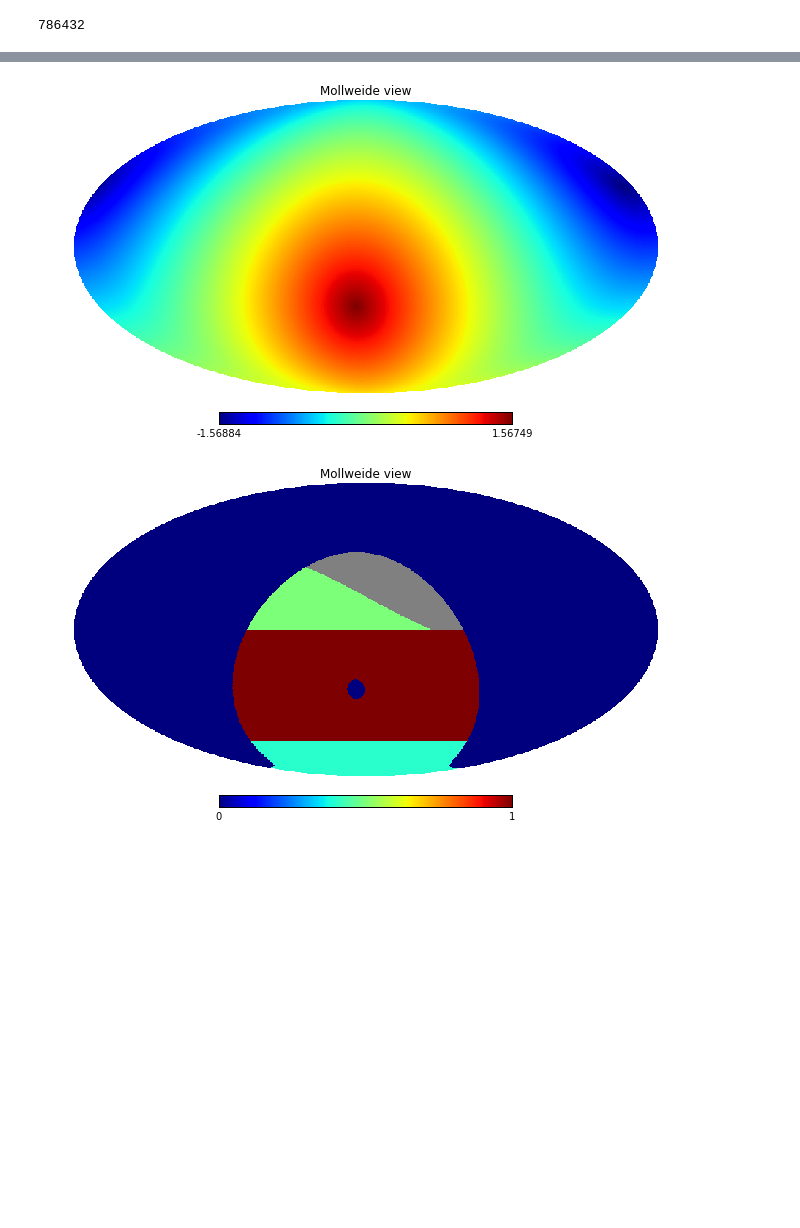
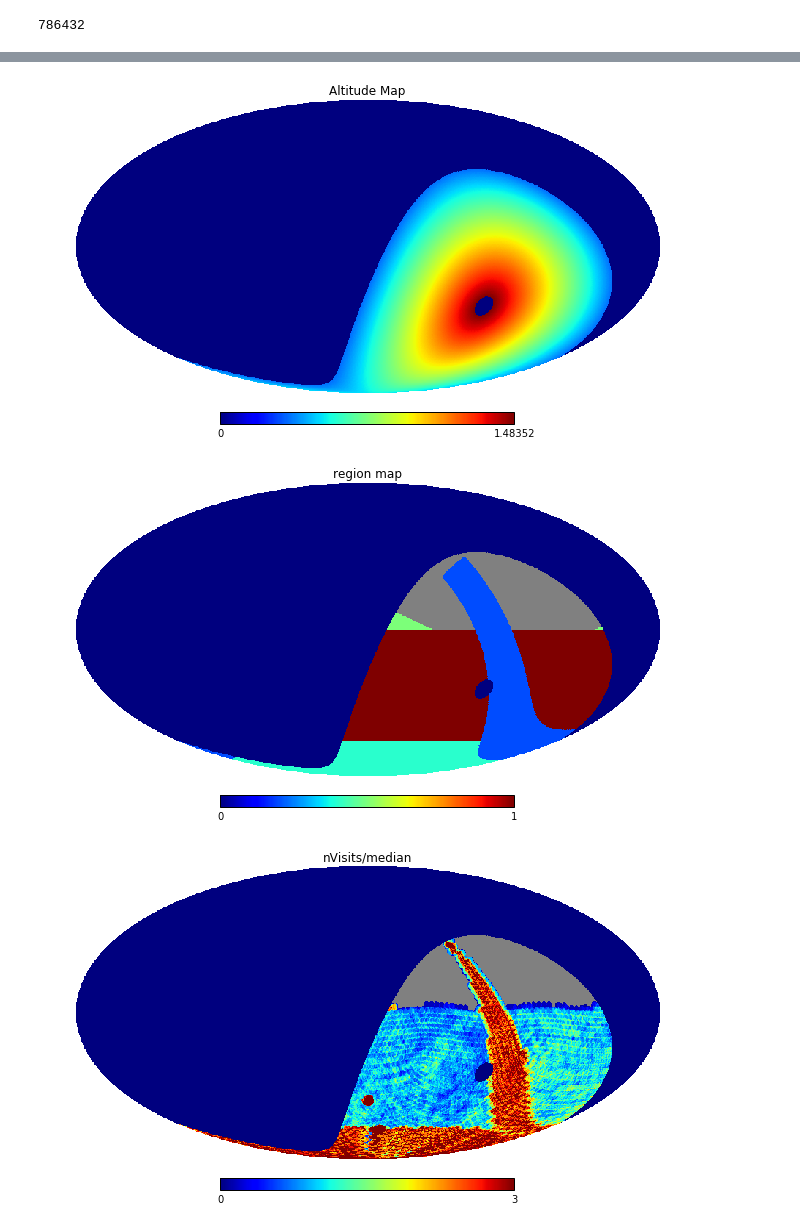
Before and after one commit to yoachim/ScratchStuff, a Jupyter notebook: sched_region_define/Define_regions.ipynb, the cells around one changed output, grey strips where cells are left out. Cells and saved outputs as stored; diff of their text form; code cells hidden in the pictures; blank space fills up the shorter version.

```diff
--- a/sched_region_define/Define_regions.ipynb
+++ b/sched_region_define/Define_regions.ipynb
@@ -9,7 +14,7 @@ from astropy.time import Time
 # %%
-# Create a simple map of ones
+# Create a simple map
 nside = 256
-ra, dec = utils.hpid2RaDec(nside, np.arange(hp.nside2npix(nside)))
+ra, dec = utils._hpid2RaDec(nside, np.arange(hp.nside2npix(nside)))
 coord = SkyCoord(ra=ra*u.rad,dec=dec*u.rad)
 g_long, g_lat = coord.galactic.l.radian, coord.galactic.b.radian #utils._galacticFromEquatorial(ra,dec)
 eclip_long, eclip_lat = coord.barycentrictrueecliptic.lon.radian, coord.barycentrictrueecliptic.lat.radian
@@ -50,0 +65,15 @@ regionMap.size
+# %%
+# Set up the database connection
+opsdb = db.OpsimDatabase('ewok_1004_sqlite.db')
+outDir = 'null'
+resultsDb = db.ResultsDb(outDir=outDir)
+nyears = 1.3
+sql = 'night < %i and filter="r"' % (365.25*nyears)
+slicer = slicers.HealpixSlicer(nside=nside, lonCol='ditheredRA', latCol='ditheredDec')
+metric = metrics.CountMetric(col='expMJD')
+bundleList = [metricBundles.MetricBundle(metric,slicer,sql)]
+metric=metrics.MaxMetric(col='expMJD')
+bundleList.append(metricBundles.MetricBundle(metric,slicer,sql))
+bundleDict = metricBundles.makeBundlesDictFromList(bundleList)
+bgroup = metricBundles.MetricBundleGroup(bundleDict, opsdb, outDir=outDir, resultsDb=resultsDb)
+bgroup.runAll()
@@ -51,6 +89,8 @@ regionMap.size
+# %%
+date = np.max(bundleList[-1].metricValues)
 # %%
 # try making an alt,az map.
 site =utils.Site('LSST')
 lsst_location = EarthLocation(lat=site.latitude*u.deg, lon=site.longitude*u.deg, height=site.height*u.m)
-time = Time(57000, format='mjd')
+time = Time(date, format='mjd', location=lsst_location)
 altaz = coord.transform_to(AltAz(obstime=time, location=lsst_location))
@@ -57,11 +115,22 @@ altaz = coord.transform_to(AltAz(obstime=time, location=lsst_location))
-# %%
-alt = altaz.alt.radian
-hp.mollview(alt)
-
-mask = alt*0+1
-mask[np.where(alt > np.radians(90.-5))] = 0
-mask[np.where(alt < np.radians(20.))] = 0
-hp.mollview(regionMap*mask)
-# %% [output]
-[figure, removed]
-[figure, removed]
+# %%
+alt = altaz.alt.radian
+
+mask = alt*0+1
+mask[np.where(alt > np.radians(90.-5))] = 0
+mask[np.where(alt < np.radians(20.))] = 0
+
+hp.mollview(alt*mask, title='Altitude Map')
+
+hp.mollview(regionMap*mask, title='region map')
+visitMap = bundleList[0].metricValues/np.median(bundleList[0].metricValues)
+visitMap[np.where(bundleList[0].metricValues.mask == True)] = hp.UNSEEN
+hp.mollview(visitMap*mask, min=0,max=3, title='nVisits/median')
+normAM = 1./np.cos(np.pi/2-alt)
+min_z_possible =  np.abs(dec - site.latitude_rad)
+min_am_possible =  1. / np.cos(min_z_possible)
+normAM = normAM / min_am_possible
+hp.mollview(normAM * mask, min=.6, max=2, title='normalized airmass')
+# %% [output]
+[figure, added]
+[figure, added]
+[figure, added]
```
Also changed, not shown: parts of 7 cells of this notebook.
